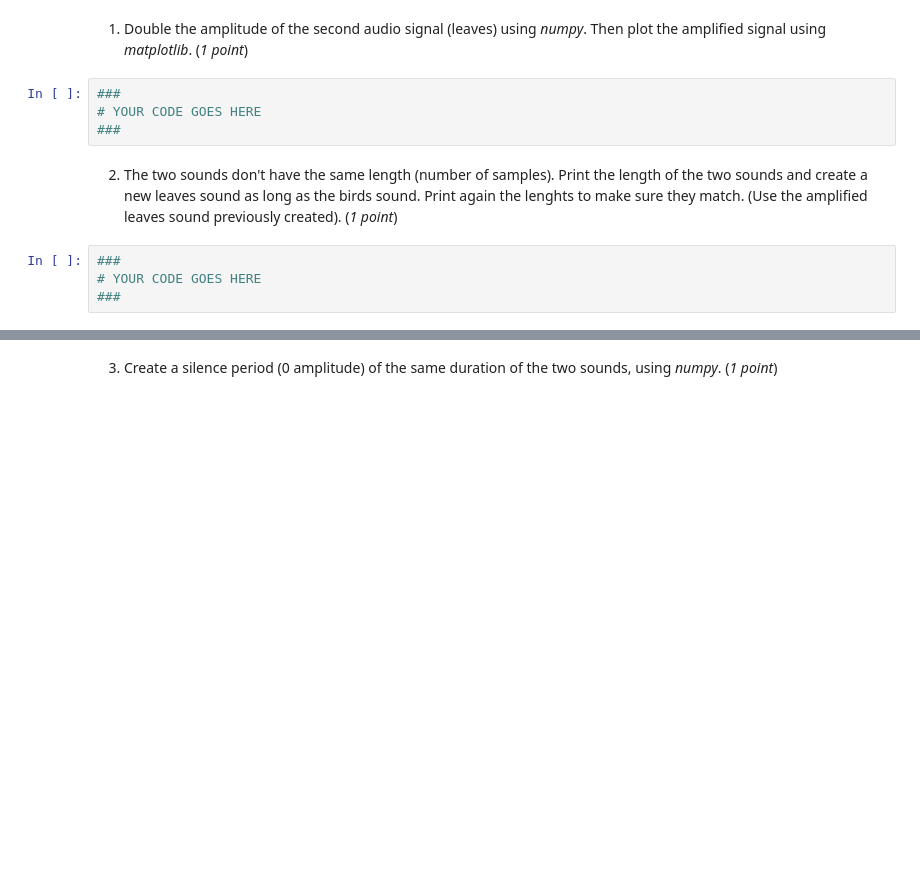
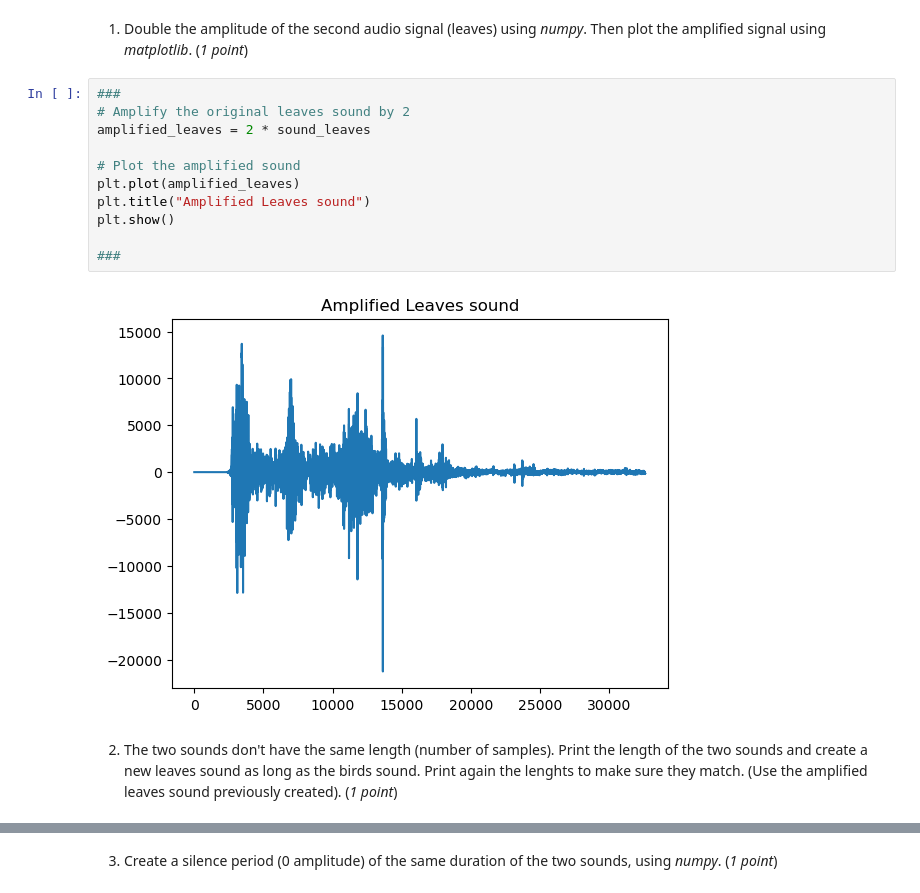
Before and after one commit to jazminvaleriano/PythonHW, a Jupyter notebook: W2_Assignment.ipynb, the cells around one changed output, grey strips where cells are left out. Saved outputs shown, nothing was run; the diff lists cells and outputs as text; blank space fills up the shorter version.

```diff
--- a/W2_Assignment.ipynb
+++ b/W2_Assignment.ipynb
@@ -51,13 +51,18 @@ time.sleep(1)
 [figure]
 # %% [markdown]
 1. Double the amplitude of the second audio signal (leaves) using *numpy*. Then plot the amplified signal using *matplotlib*. (*1 point*)
-# %%
-###
-# YOUR CODE GOES HERE
-###
+# %%
+###
+# Amplify the original leaves sound by 2
+amplified_leaves = 2 * sound_leaves
+
+# Plot the amplified sound
+plt.plot(amplified_leaves)
+plt.title("Amplified Leaves sound")
+plt.show()
+
+###
+# %% [output]
+[figure, added]
 # %% [markdown]
 2. The two sounds don't have the same length (number of samples). Print the length of the two sounds and create a new leaves sound as long as the birds sound. Print again the lenghts to make sure they match. (Use the amplified leaves sound previously created). (*1 point*)
-# %%
-###
-# YOUR CODE GOES HERE
-###
```
Also changed, not shown: parts of 7 cells of this notebook.
